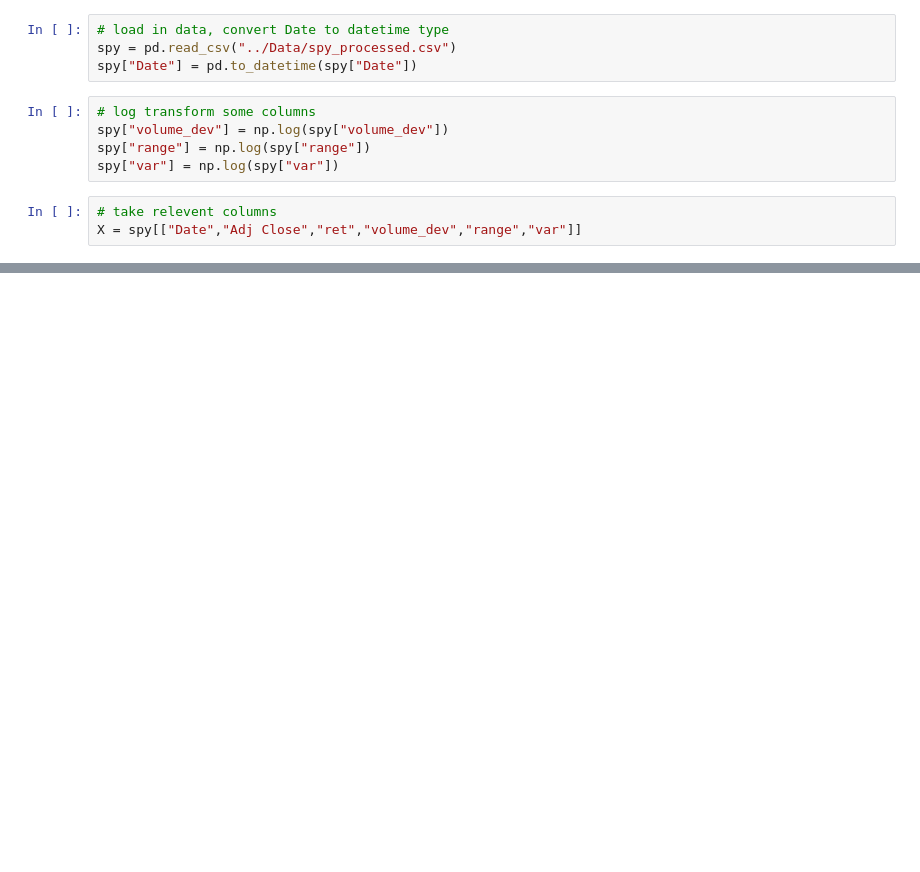
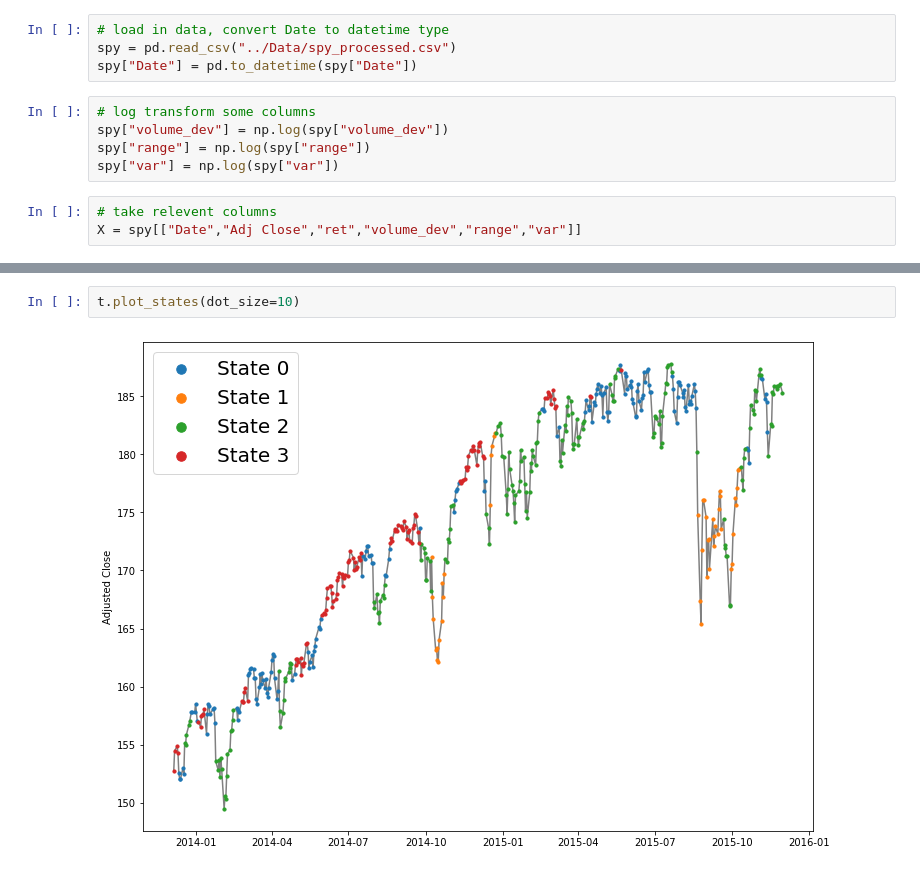
Before and after one commit to leemjin/551_final_project, a Jupyter notebook: analysis/HMM.ipynb, the cells around one changed output, grey strips where cells are left out. Saved outputs shown, nothing was run; the diff lists cells and outputs as text; blank space fills up the shorter version.

```diff
--- a/analysis/HMM.ipynb
+++ b/analysis/HMM.ipynb
@@ -83,3 +118,7 @@ t.plot_states()
+# %%
+t.plot_states(dot_size=10)
+# %% [output]
+[figure, added]
 # %%
 t.predict_next_n_days(n=100, begin_ind=5000, lag=50, show_plot=True)
 # %% [output]
```
Also changed, not shown: parts of 5 cells of this notebook.
